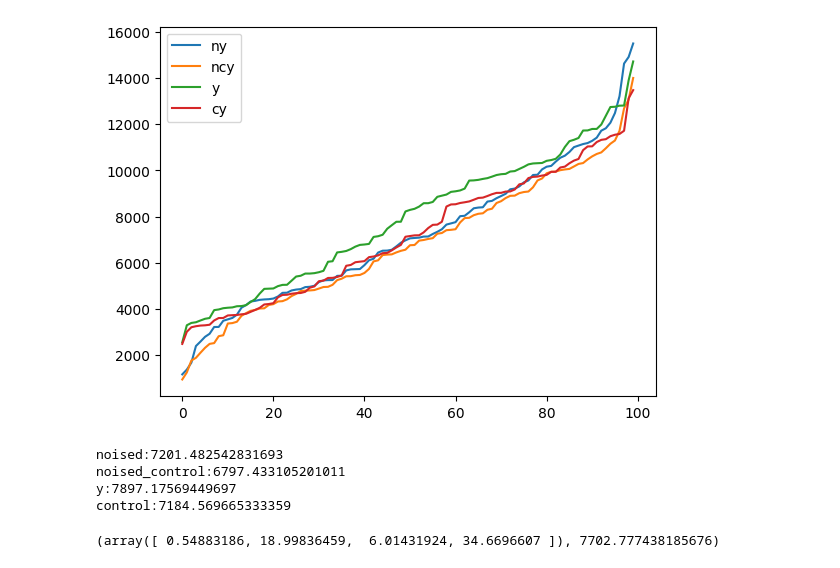
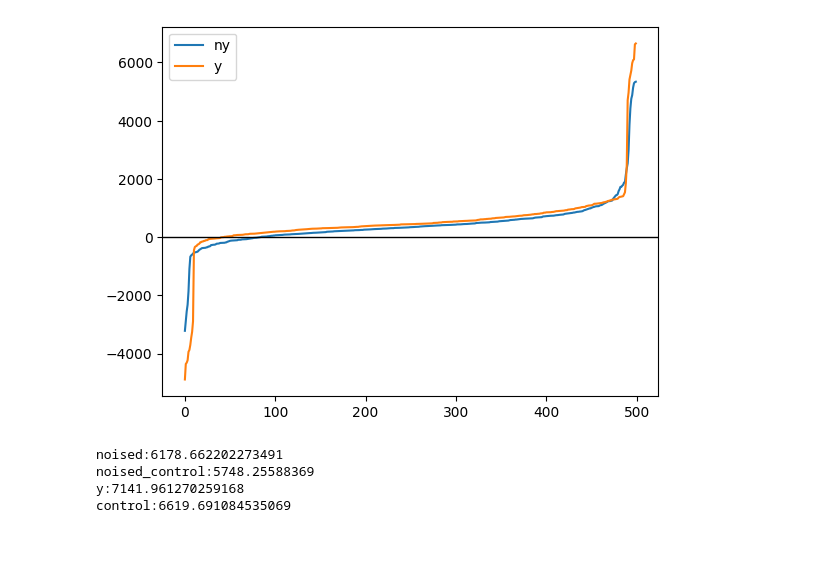
Before and after one commit to Sy-Sang/finance_utils, a Jupyter notebook: electrical/china/spot/nb3.ipynb, the cells around one changed output. Cells and saved outputs as stored; diff of their text form; code cells hidden in the pictures.

```diff
--- a/electrical/china/spot/nb3.ipynb
+++ b/electrical/china/spot/nb3.ipynb
@@ -16,6 +16,7 @@ submitted_min = 0
 submitted_max = 30
 trigger_rate = 0.09
 punishment_rate = 0.5
+random_p = 0.5
 # %%
 dayahead = ProbabilisticDiscreteCurve([
     NormalDistribution(200, 20),
@@ -62,7 +63,7 @@ spot = DiscreteSpot(dayahead, realtime, quantity)
 # ], domain_min=quantity_min, domain_max=quantity_max)
 # noise_spot = DiscreteSpot(dayahead, realtime, quantity)
 # %%
-train_testback = TestBack(spot.diff_random_sample(p=0.3, epoch=100, n=100))
+train_testback = TestBack(spot.diff_random_sample(p=random_p, epoch=100, n=100))
 submitted_quantity = train_testback.differential_evolution__search(
     quantity.value_list,
     submitted_min=submitted_min,
@@ -113,62 +114,53 @@ print(numpy.mean(yarray[:,0]))
-# %%
-noise = SpotNoise(
-    [NormalDistribution(0, 20)] * 4,
-    [NormalDistribution(0, 30)] * 4,
-    [NormalDistribution(0, 5)] * 4,
-)
-# noised_testback = TestBack(spot.diff_random_sample(p=0.3, epoch=100, n=100)).add_noise(noise)
-# test_testback = TestBack(spot.diff_random_sample(p=0.3, epoch=100, n=100))
-
-random_sample = spot.diff_random_sample(p=0.3, epoch=100, n=100)
-test_testback = TestBack(random_sample)
-noised_testback = TestBack(spot.add_noise(random_sample, noise))
 # %%
-y = train_testback.testback_yield(
+noise = SpotNoise(
+    [NormalDistribution(-50, 20)] * 4,
+    [NormalDistribution(50, 30)] * 4,
+    [NormalDistribution(5, 5)] * 4,
+)
+# noised_testback = TestBack(spot.diff_random_sample(p=0.3, epoch=100, n=100)).add_noise(noise)
+# test_testback = TestBack(spot.diff_random_sample(p=0.3, epoch=100, n=100))
+
+random_sample = spot.diff_random_sample(p=random_p, epoch=500, n=100)
+test_testback = TestBack(random_sample)
+noised_testback = TestBack(spot.noised_random_sample(random_sample, noise))
+y = test_testback.testback_yield(
     submitted_quantity[0],
     trigger_rate=trigger_rate, punishment_rate=punishment_rate
 )
 
-cy = train_testback.testback_yield(
+cy = test_testback.testback_yield(
     spot.quantity.value_list,
     trigger_rate=trigger_rate, punishment_rate=punishment_rate
 )
 
 
 ny = noised_testback.testback_yield(
     submitted_quantity[0],
     submitted_min=submitted_min,
     submitted_max=submitted_max,
     trigger_rate=trigger_rate,
     punishment_rate=punishment_rate
 )
 
 ncy = noised_testback.testback_yield(
     spot.quantity.value_list,
     submitted_min=submitted_min,
     submitted_max=submitted_max,
     trigger_rate=trigger_rate,
     punishment_rate=punishment_rate
 )
-pyplot.plot(numpy.sort(ny.yield_curve))
-pyplot.plot(numpy.sort(ncy.yield_curve))
-pyplot.plot(numpy.sort(y.yield_curve))
-pyplot.plot(numpy.sort(cy.yield_curve))
-pyplot.legend(["ny", "ncy", "y", "cy"])
+pyplot.plot(numpy.sort(ny.yield_curve - ncy.yield_curve))
+pyplot.plot(numpy.sort(y.yield_curve - cy.yield_curve))
+pyplot.axhline(0, color='black', linewidth=1)
+pyplot.legend(["ny", "y"])
 pyplot.show()
 print(f"noised:{ny.mean()}")
 print(f"noised_control:{ncy.mean()}")
 print(f"y:{y.mean()}")
 print(f"control:{cy.mean()}")
 # %% [output]
-[figure, old version]
+[figure, new version]
-noised:7201.482542831693
-noised_control:6797.433105201011
-y:7897.17569449697
-control:7184.569665333359
+noised:6178.662202273491
+noised_control:5748.25588369
+y:7141.961270259168
+control:6619.691084535069
-# %%
-nty = noised_testback.differential_evolution__search(
-    spot.quantity.value_list, trigger_rate=trigger_rate, punishment_rate=punishment_rate
-)
-print(nty)
-# %% [output]
-(array([ 0.54883186, 18.99836459,  6.01431924, 34.6696607 ]), 7702.777438185676)
```
Also changed, not shown: parts of 4 cells of this notebook, 2 other files.
